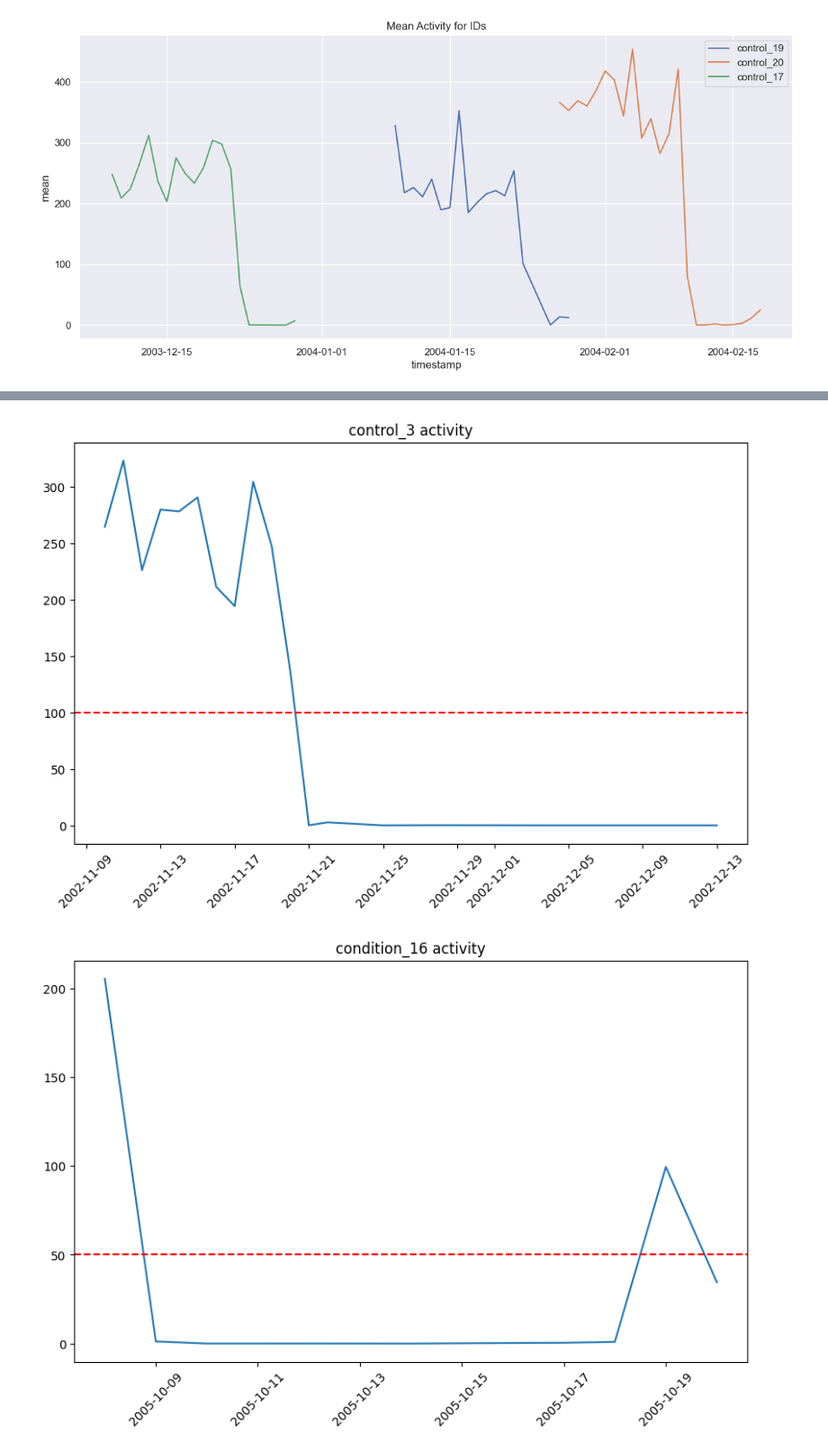
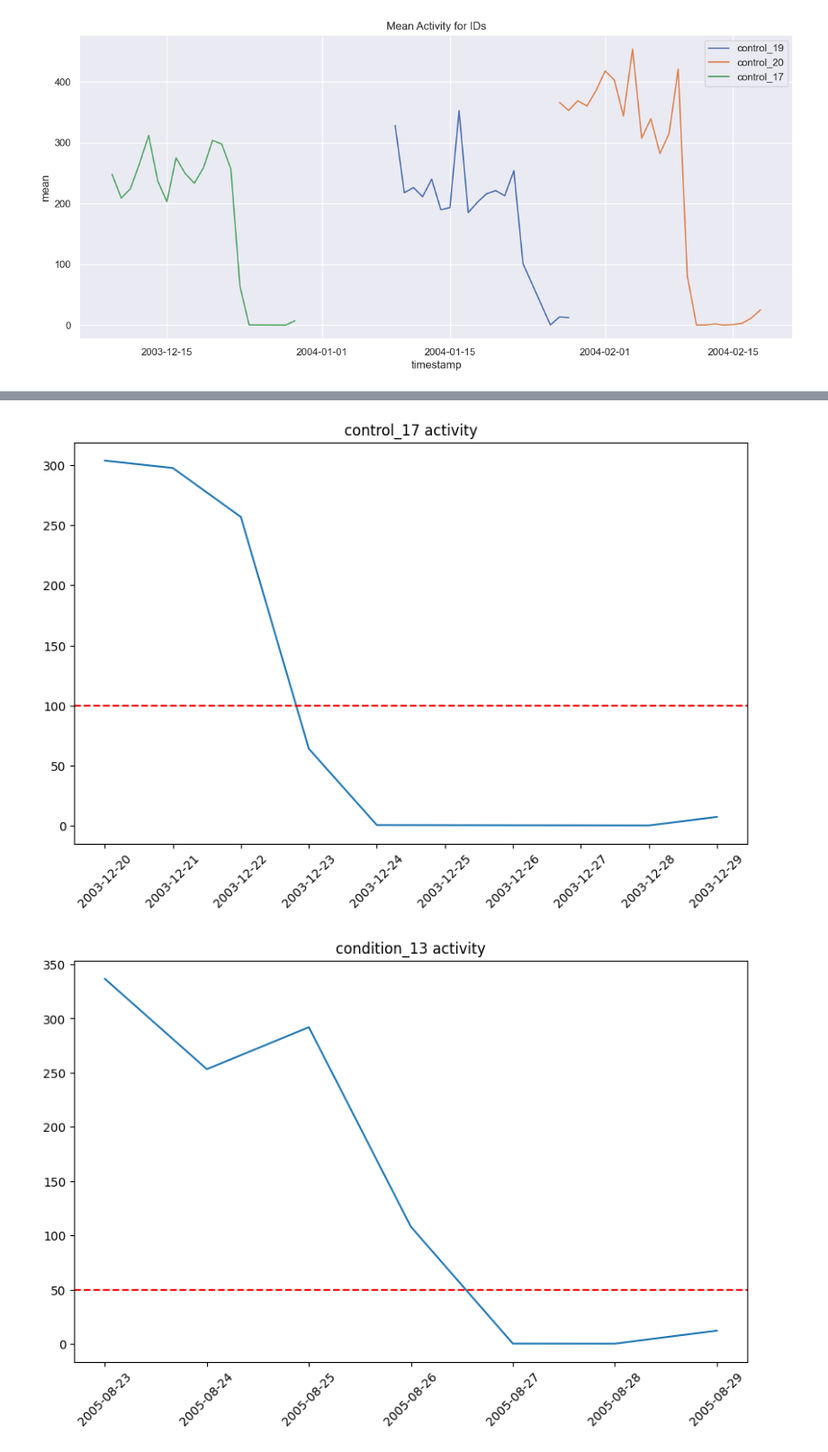
Before and after one commit to zoonalink/IGP-5, a Jupyter notebook: petter/data-process-v4.ipynb, the cells around one changed output, grey strips where cells are left out. Shown: that part at 90% size. Drawn from its saved outputs; the diff is of its cells as text; code cells hidden in the pictures.

```diff
--- a/petter/data-process-v4.ipynb
+++ b/petter/data-process-v4.ipynb
@@ -820,16 +826,0 @@ Name: mean, dtype: float64
-# %%
-
-# df with difference from mean by date for 'ids' in controls
-diff_from_mean = pd.DataFrame()
-# mean activity per day for control group
-control_mean = hour24.query('id in @controls').groupby(['id'])['mean'].mean().reset_index()
-
-# difference in activity from mean for controls
-for id in controls:
-    # add date and mean activity
-    df_id = hour24.query(f'id == "{id}"')
-    df_id = pd.merge(df_id, control_mean, on='id', suffixes=('', '_mean'))
-    # calculate difference
-    df_id['diff_from_mean'] = df_id['mean'] - df_id['mean_mean']
-    # append to diff_from_mean
-    diff_from_mean = pd.concat([diff_from_mean, df_id])
@@ -982,11 +826,0 @@ def resample2(df, resample_col, frequency):
-# %%
-# resample the data into several frequencies
-df = df_no_zero.copy()
-hour01 = resample2(df,  'activity', 'h')
-#hour02 = resample2(df,  'activity', '2h')
-#hour04 = resample2(df,  'activity', '4h')
-#hour06 = resample2(df,  'activity', '6h')
-#hour08 = resample2(df,  'activity', '8h')
-hour24 = resample2(df,  'activity', 'd')
-#hour48 = resample2(df,  'activity', '2D')
-#hour96 = resample2(df,  'activity', '4D')
@@ -997,10 +826,0 @@ Investigating by individuals where activity drops off
-# %%
-# print mean activity by date
-
-conditions = ['condition_1', 'condition_16', 'condition_18', 'condition_23']
-
-controls = ['control_1', 'control_3', 'control_17', 'control_19', 'control_20']
-
-# for selected 'conditions'
-for id in conditions:
-    print(hour24.query(f'id == "{id}"').groupby('date')['mean'].mean())
@@ -1025,4 +826,0 @@ Name: mean, dtype: float64
-# %%
-# for selected 'controls'
-for id in controls:
-    print(hour24.query(f'id == "{id}"').groupby('date')['mean'].mean())
@@ -1075,12 +971,12 @@ def plot_activity_by_dates(df, id, agg, start_date, end_date, cutoff=None):
     plt.xticks(rotation=45)
     plt.show()
 # %%
-# plot activity for control_3
-plot_activity_by_dates(hour24, 'control_3', 'mean','2002-11-10', '2002-12-14', cutoff=100)
+# plot activity for control_17
+plot_activity_by_dates(hour24, 'control_17', 'mean','2003-12-20', '2003-12-29', cutoff=100)
 # %% [output]
-[figure, old version]
+[figure, new version]
 # %%
-# plot activity for condition_16
-plot_activity_by_dates(hour24, 'condition_16', 'mean','2005-10-08', '2005-10-20', cutoff=50)
+# plot activity for condition_13
+plot_activity_by_dates(hour24, 'condition_13', 'mean','2005-08-23', '2005-08-29', cutoff=50)
 # %% [output]
-[figure, old version]
+[figure, new version]
```
Also changed, not shown: parts of 68 cells of this notebook, 1 other file.
